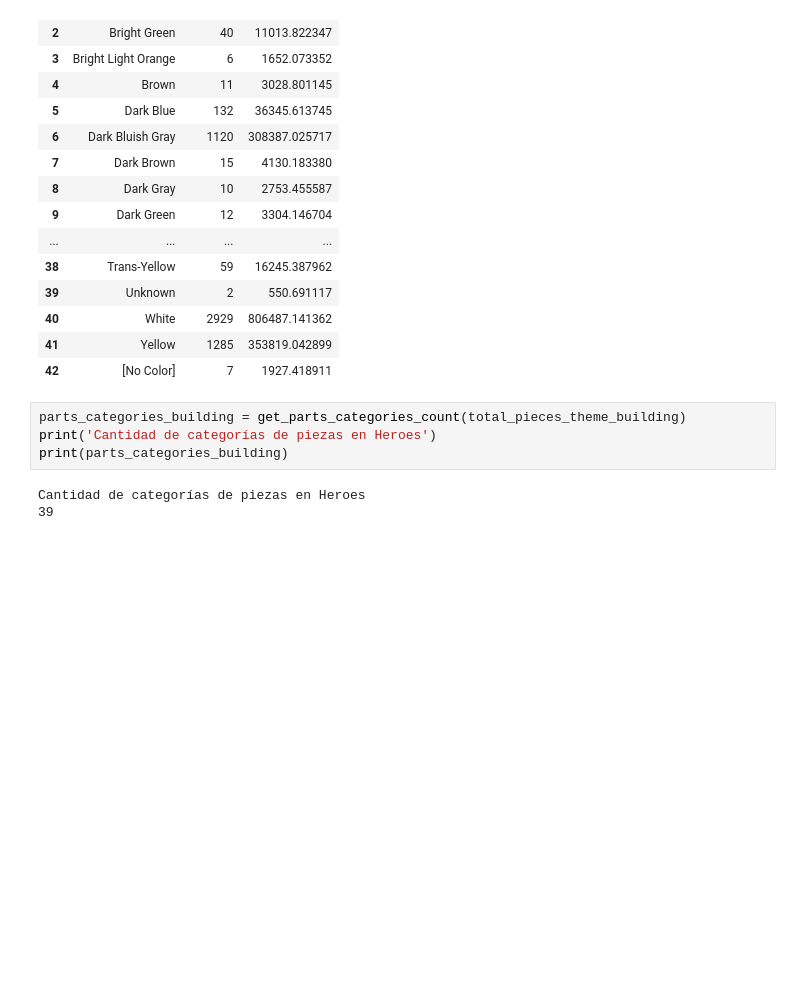
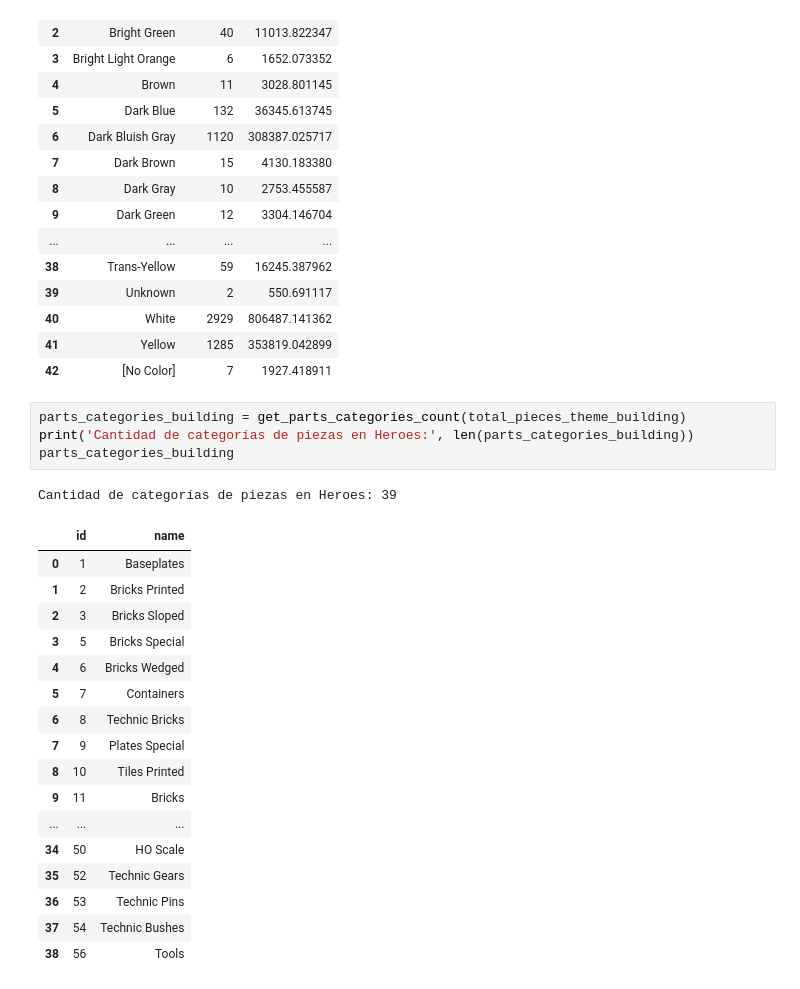
Before and after one commit to sebastianbernalc/Lego_Data, a Jupyter notebook: main.ipynb, the cells around one changed output. Drawn from its saved outputs; the diff is of its cells as text; blank space fills up the shorter version.

```diff
--- a/main.ipynb
+++ b/main.ipynb
@@ -195,8 +227,24 @@ Distribución de colores para Building:
 | 42 | [No Color] | 7 | 1927.418911 |
 # %%
 parts_categories_building = get_parts_categories_count(total_pieces_theme_building)
-print('Cantidad de categorías de piezas en Heroes')
-print(parts_categories_building)
+print('Cantidad de categorías de piezas en Heroes:', len(parts_categories_building))
+parts_categories_building
 # %% [output]
-Cantidad de categorías de piezas en Heroes
-39
+Cantidad de categorías de piezas en Heroes: 39
+|  | id | name |
+| 0 | 1 | Baseplates |
+| 1 | 2 | Bricks Printed |
+| 2 | 3 | Bricks Sloped |
+| 3 | 5 | Bricks Special |
+| 4 | 6 | Bricks Wedged |
+| 5 | 7 | Containers |
+| 6 | 8 | Technic Bricks |
+| 7 | 9 | Plates Special |
+| 8 | 10 | Tiles Printed |
+| 9 | 11 | Bricks |
+| ... | ... | ... |
+| 34 | 50 | HO Scale |
+| 35 | 52 | Technic Gears |
+| 36 | 53 | Technic Pins |
+| 37 | 54 | Technic Bushes |
+| 38 | 56 | Tools |
```
Also changed, not shown: parts of 6 cells of this notebook.
